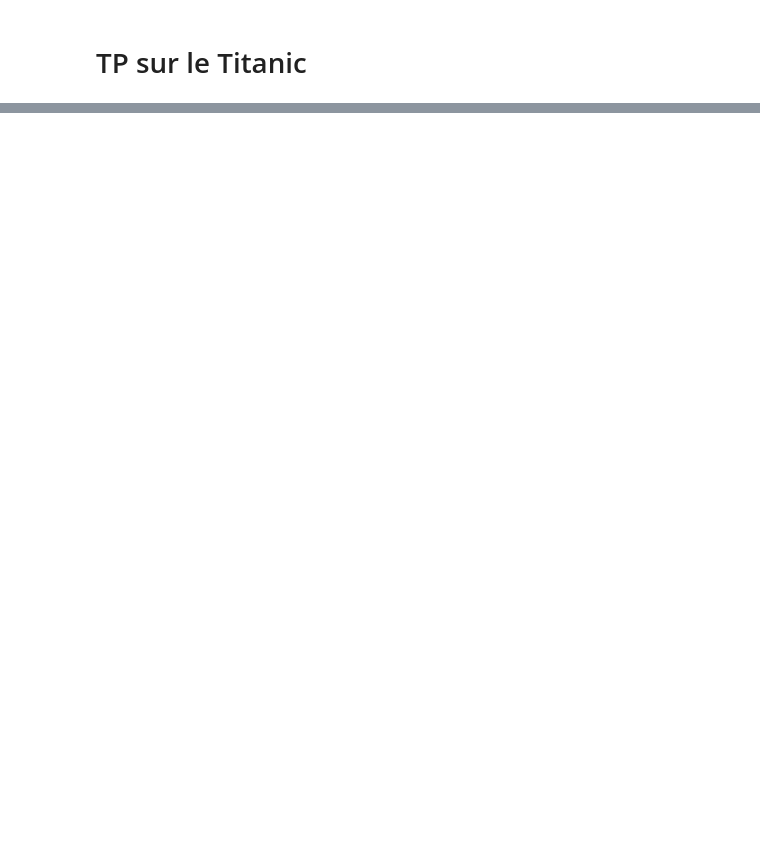
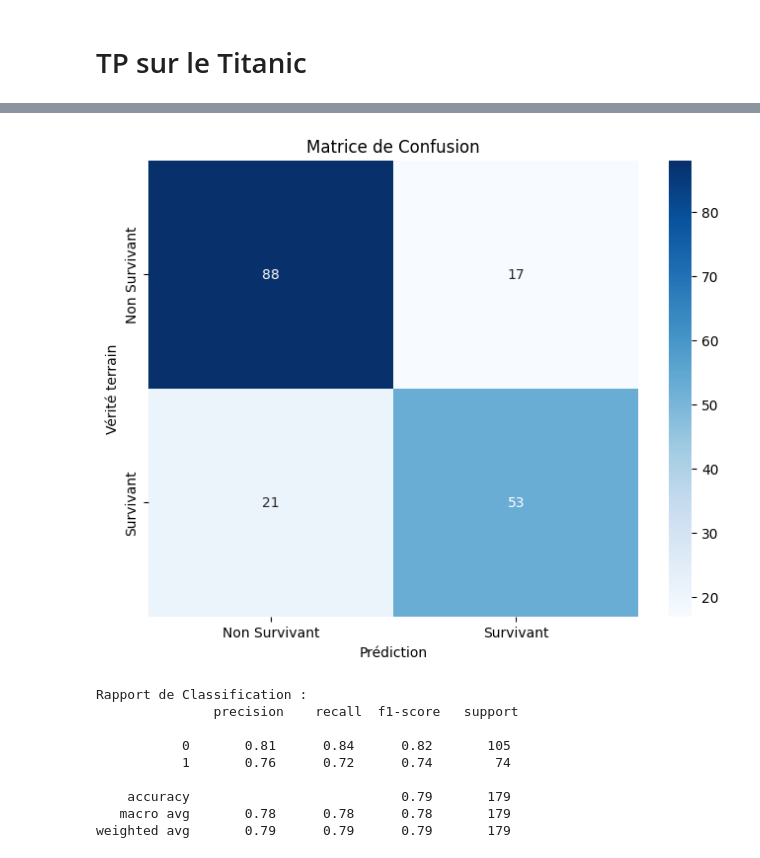
Before and after one commit to emilienbld/M1_Machine_Learning, a Jupyter notebook: regression_logisitque_titanic.ipynb, the cells around one changed output, grey strips where cells are left out. Saved outputs shown, nothing was run; the diff lists cells and outputs as text; code cells hidden in the pictures; blank space fills up the shorter version.

```diff
--- a/regression_logisitque_titanic.ipynb
+++ b/regression_logisitque_titanic.ipynb
@@ -260,0 +500,11 @@ plt.show()
+# %%
+from sklearn.model_selection import train_test_split
+
+# Diviser les données en un ensemble d'entraînement et un ensemble de test (80% / 20%)
+X_train, X_test, y_train, y_test = train_test_split(X_selected, y, test_size=0.2, random_state=42)
+
+# Vérifier la forme des ensembles d'entraînement et de test
+print(f"Forme de X_train: {X_train.shape}")
+print(f"Forme de X_test: {X_test.shape}")
+print(f"Forme de y_train: {y_train.shape}")
+print(f"Forme de y_test: {y_test.shape}")
@@ -260,0 +594,30 @@ plt.show()
+# %%
+from sklearn.metrics import confusion_matrix, classification_report
+import seaborn as sns
+
+# Calculer la matrice de confusion
+y_pred = log_reg.predict(X_test)  # Prédictions sur l'ensemble de test
+conf_matrix = confusion_matrix(y_test, y_pred)
+
+# Afficher la matrice de confusion avec une carte thermique (heatmap)
+plt.figure(figsize=(8, 6))
+sns.heatmap(conf_matrix, annot=True, fmt="d", cmap='Blues', xticklabels=['Non Survivant', 'Survivant'], yticklabels=['Non Survivant', 'Survivant'])
+plt.title("Matrice de Confusion")
+plt.xlabel("Prédiction")
+plt.ylabel("Vérité terrain")
+plt.show()
+
+# Afficher le rapport de classification
+class_report = classification_report(y_test, y_pred)
+print("Rapport de Classification : \n", class_report)
+# %% [output]
+[figure, added]
+Rapport de Classification :
+               precision    recall  f1-score   support
+
+           0       0.81      0.84      0.82       105
+           1       0.76      0.72      0.74        74
+
+    accuracy                           0.79       179
+   macro avg       0.78      0.78      0.78       179
+weighted avg       0.79      0.79      0.79       179
```
Also changed, not shown: parts of 33 cells of this notebook.
